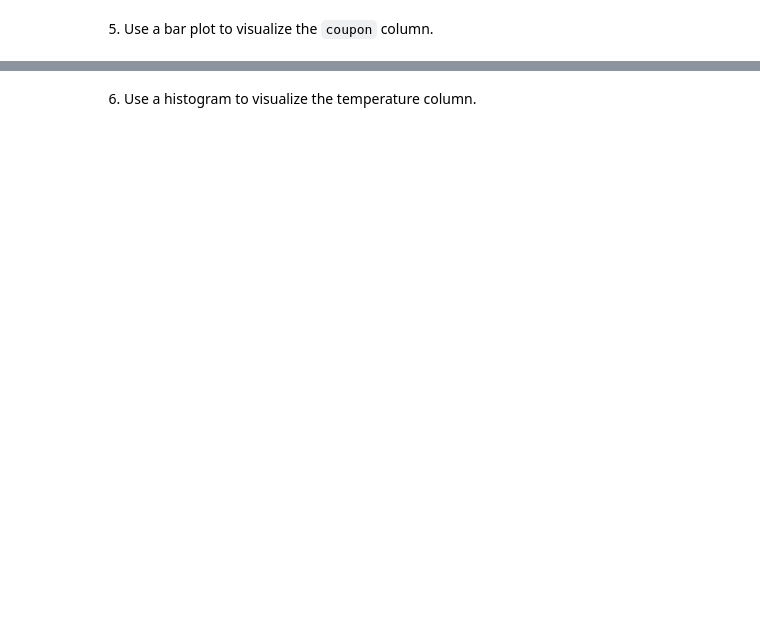
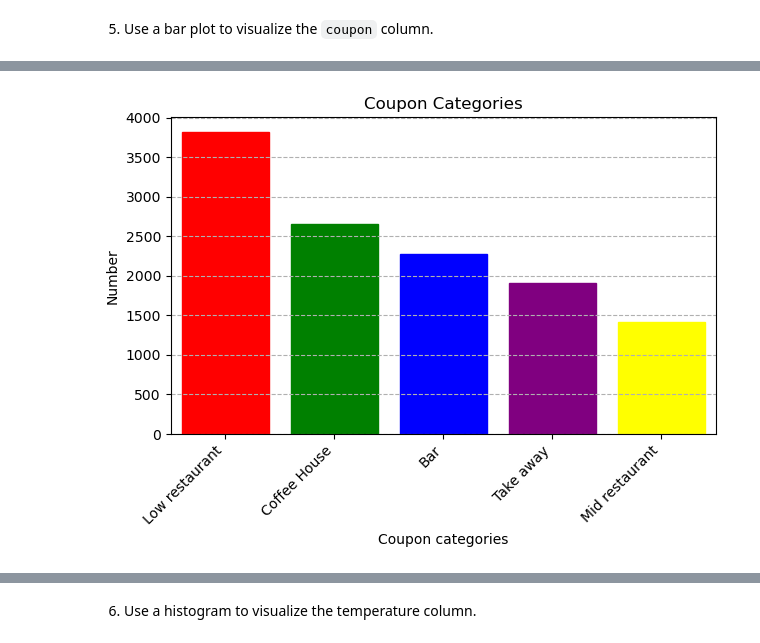
Before and after one commit to zeino/practical-application-5.1, a Jupyter notebook: prompt.ipynb, the cells around one changed output, grey strips where cells are left out. Cells and saved outputs as stored; diff of their text form; code cells hidden in the pictures; blank space fills up the shorter version.

```diff
--- a/prompt.ipynb
+++ b/prompt.ipynb
@@ -85,0 +116,7 @@ data.head()
+# %%
+#3. Decide what to do about your missing data -- drop, replace, other ...
+# Remove the 'car' column from the dataset
+data.drop('car',axis = 1, inplace = True)
+
+# Display information about the dataset including data types and non-null counts
+data.info()
@@ -85,0 +141,7 @@ data.head()
+# %%
+# Remove all rows containing any missing values (NaN)
+data = data.dropna()
+data.info()
+# Check and display the count of missing values in each column
+data.isnull().sum()
+data.info()
@@ -88,2 +194,61 @@ data.head()
 # %% [markdown]
 5. Use a bar plot to visualize the `coupon` column.
+# %%
+# Get all unique values from the 'coupon' column in the dataset prior to the change
+categories = data['coupon'].unique()
+print(categories)
+# Replace restaurant categories with more readable names
+data['coupon'] = data['coupon'].replace({'Restaurant(<20)':'Low restaurant'})
+data['coupon'] = data['coupon'].replace({'Restaurant(20-50)':'Mid restaurant'})
+data['coupon'] = data['coupon'].replace({'Carry out & Take away':'Take away'})
+
+# Get all unique values from the 'coupon' column in the dataset
+categories = data['coupon'].unique()
+# Display the unique coupon categories
+print(categories)
+# Count the frequency of each unique value in the 'coupon' column
+counts = data['coupon'].value_counts()
+# Display the frequency counts for each coupon category
+print(counts)
+# Create a bar plot using seaborn with:
+# - x-axis: coupon categories
+# - y-axis: count of each category
+# - bars colored in skyblue
+ax = sns.barplot(x=categories, y=counts, color = 'skyblue')
+# Set the x-axis label to 'Coupon categories'
+plt.xlabel('Coupon categories')
+# Set the y-axis label to 'Number' to show count
+plt.ylabel('Number')
+# Set the plot title to 'Coupon Categories'
+plt.title('Coupon Categories')
+# Set x-axis tick locations to match the coupon categories array
+plt.xticks(categories)
+# Add dotted horizontal grid lines to improve readability of the y-axis values
+plt.grid(axis='y', linestyle='--')
+# Rotate x-axis labels by 45 degrees and align them to the right for better readability
+ax.set_xticklabels(ax.get_xticklabels(), rotation=45, ha='right')
+# Adjust the layout to prevent overlapping of plot elements
+plt.tight_layout()
+
+def apply_color_scheme(ax: plt.Axes, colors: list[str]) -> None:
+    """
+    Applies a color scheme to the bars in a matplotlib bar plot.
+
+    Args:
+        ax (plt.Axes): The matplotlib axes object containing the bar plot
+        colors (list[str]): List of color names or hex codes to apply to bars
+
+    Returns:
+        None
+    """
+    for bar, color in zip(ax.patches, colors):
+        bar.set_color(color)
+
+# Define color scheme
+bar_colors = ['red', 'green', 'blue', 'purple', 'yellow']
+# Apply colors to bars
+apply_color_scheme(ax, bar_colors)
+# Display the plot
+plt.show()
+#plt.savefig('images/filename.png')
+# %% [output]
@@ -89,0 +265 @@ data.head()
+[figure, added]
```
Also changed, not shown: parts of 20 cells of this notebook.
